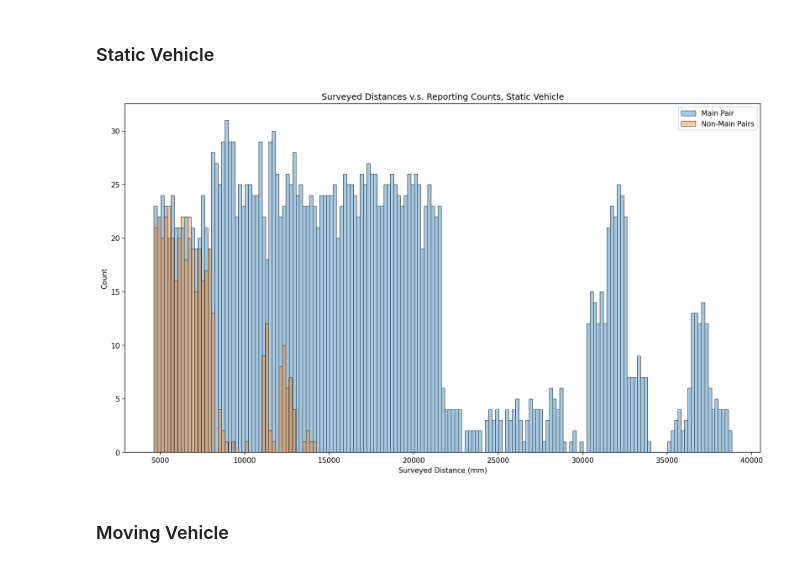
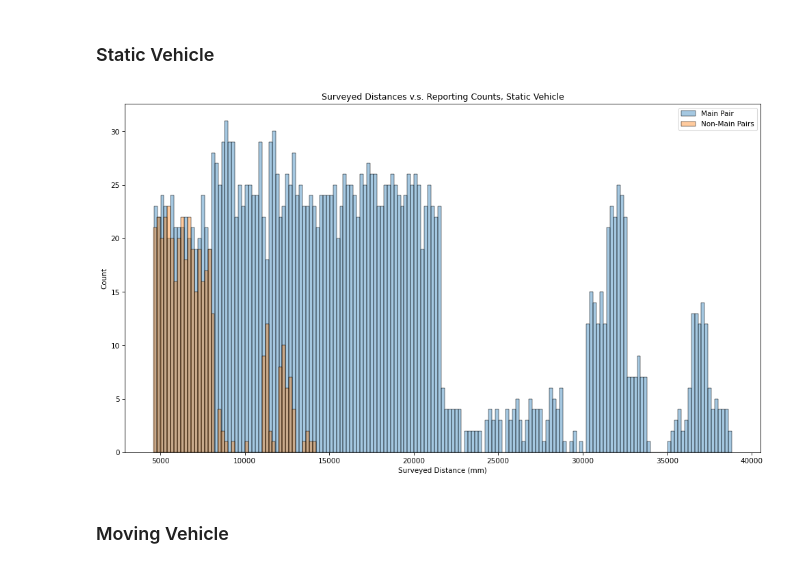
Before and after one commit to hegxiten/UWB-Lab-Rutgers-Rail, a Jupyter notebook: UWB_Ranging_System_Design_and_Testing/uwb_ranging_fieldtest_results/CONCISE_moving_test.ipynb, the cells around one changed output. Cells and saved outputs as stored; diff of their text form; code cells hidden in the pictures.

```diff
--- a/UWB_Ranging_System_Design_and_Testing/uwb_ranging_fieldtest_results/CONCISE_moving_test.ipynb
+++ b/UWB_Ranging_System_Design_and_Testing/uwb_ranging_fieldtest_results/CONCISE_moving_test.ipynb
@@ -30,7 +30,7 @@ pd.set_option('display.float_format', lambda x: '%.5f' % x)
 pd.set_option('display.max_columns', None)
 
 RESAMPLE_RULE = "1S"
-
+PLOTTING_DPI = 75
 static_main_master = '0C1A'
 static_focusing_slaves = ['1912', '8D38']
 static_master_slave_mapping = { '0C1A': [static_focusing_slaves[0], static_focusing_slaves[1]],
@@ -39,7 +39,8 @@ moving_main_master = '88BA'
 moving_focusing_slaves = ['45BA', '0B8A']
 moving_master_slave_mapping = { '88BA': [moving_focusing_slaves[0], moving_focusing_slaves[1]],
                         '111C': [moving_focusing_slaves[1], moving_focusing_slaves[0]]}
-static_veh, moving_veh = 1, 2
+STATIC_VEH, MOVING_VEH = 1, 2
+VEH_NAME_MAP = {1: "static", 2: "moving"}
 #############################################
 # if skip plotting any tests, list them here
 skiptests = []
@@ -316,6 +211,7 @@ def plot_single_test_data(raw_name):
 moving_tests = {}
 for test in all_test_names:
     moving_tests[test] = parse_single_test_data(test_raw_name_file_map[test]["B"],
+                                                "Moving Test",
                                                 test_raw_name_file_map[test]["ground_truth"])
 # %% [output]
 processing: 2021-05-25-10-46-56-moving-v2-1-west-walking-speed
@@ -1148,40 +971,40 @@ plt.show()
 # %%
 dist_bin = 200
 
-static_veh_main_pair = (df_all_static_stats_time_idx_moving_test[
-    (df_all_static_stats_time_idx_moving_test["Initiating Master"] == static_main_master) &
-    (df_all_static_stats_time_idx_moving_test["Reporting Slave"] == static_master_slave_mapping[static_main_master][0])]
+static_veh_main_pair = (df_all_static_stats_time_idx[
+    (df_all_static_stats_time_idx["Initiating Master"] == static_main_master) &
+    (df_all_static_stats_time_idx["Reporting Slave"] == static_master_slave_mapping[static_main_master][0])]
     ).sort_index()
 
-static_veh_non_main = (df_all_static_stats_time_idx_moving_test[
-    (df_all_static_stats_time_idx_moving_test["Initiating Master"] != static_main_master) |
-    (df_all_static_stats_time_idx_moving_test["Reporting Slave"] != static_master_slave_mapping[static_main_master][0])]
+static_veh_non_main = (df_all_static_stats_time_idx[
+    (df_all_static_stats_time_idx["Initiating Master"] != static_main_master) |
+    (df_all_static_stats_time_idx["Reporting Slave"] != static_master_slave_mapping[static_main_master][0])]
     ).sort_index()
 
-figure = plt.figure(figsize=(16, 9), dpi=150)
+figure = plt.figure(figsize=(16, 9), dpi=PLOTTING_DPI)
 ax1 = figure.add_subplot(111)
 # Static Main Pair
 hist_1 = sns.histplot(data=static_veh_main_pair.reset_index(),
                       x=static_veh_main_pair.reset_index()["Surveyed Distance (mm)"],
                       binwidth=dist_bin,
                       ax=ax1,
                       color="C0",
                       alpha=0.4,
                       label="Main Pair")
 
 # Static Non-Main Pairs
 hist_2 = sns.histplot(data=static_veh_non_main.reset_index(),
                       x=static_veh_non_main.reset_index()["Surveyed Distance (mm)"],
                       binwidth=dist_bin,
                       ax=ax1,
                       color="C1",
                       alpha=0.4,
                       label="Non-Main Pairs")
 ax1.set_title("Surveyed Distances v.s. Reporting Counts, Static Vehicle")
 ax1.legend()
 plt.show()
 # %% [output]
-[figure, old version]
+[figure, new version]
 # %% [markdown]
 ### Moving Vehicle
 # %%
```
Also changed, not shown: parts of 17 cells of this notebook, 4 other files.
